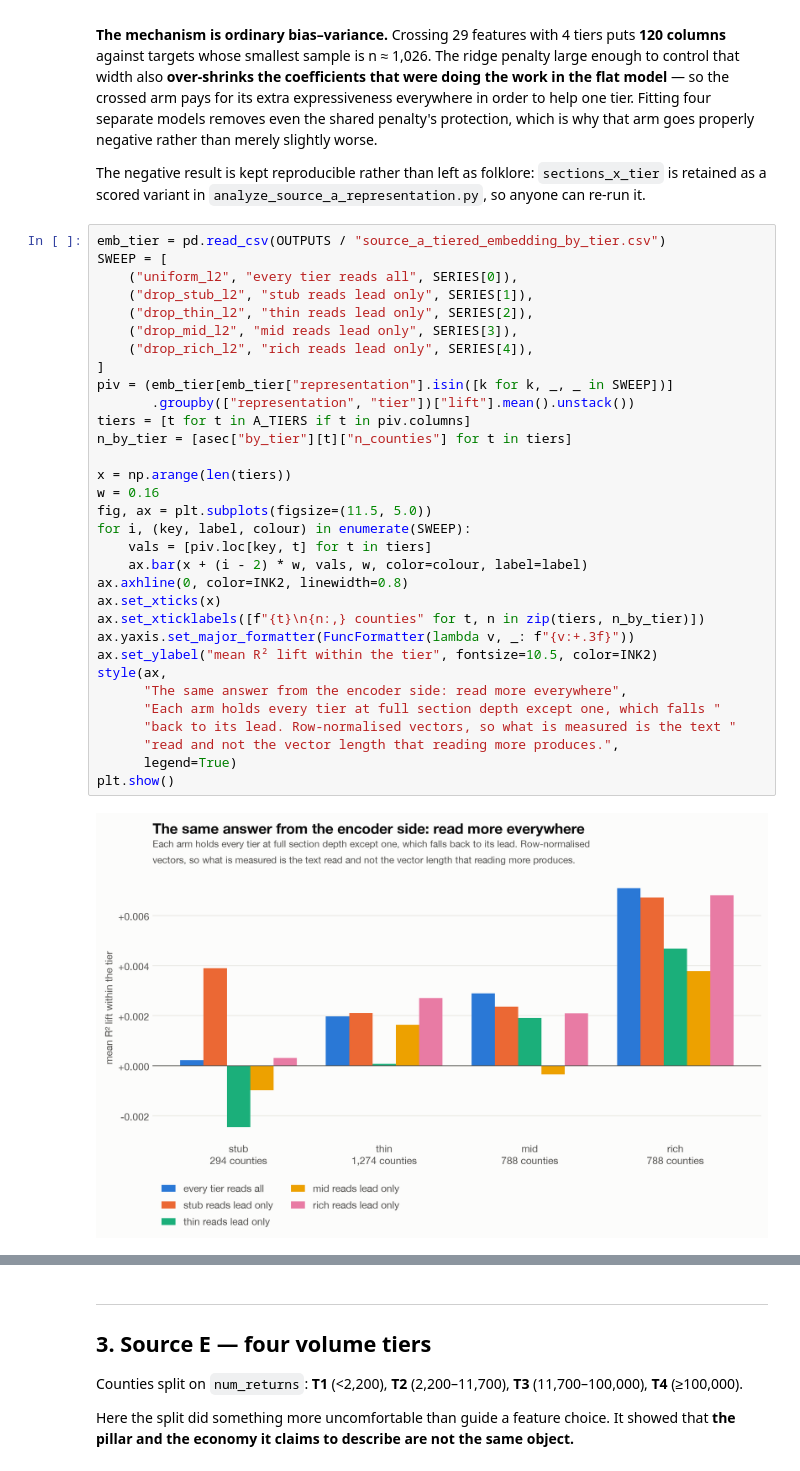
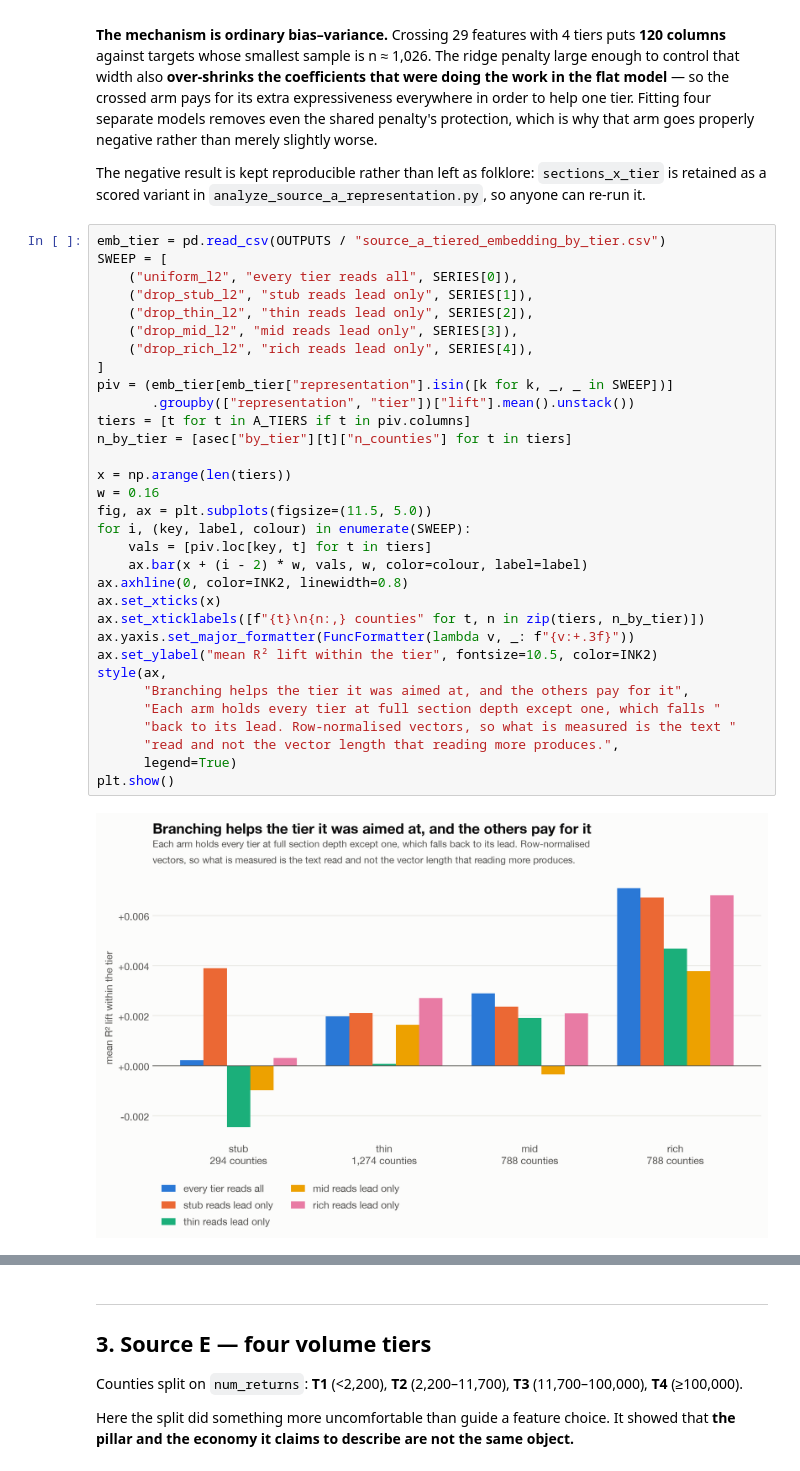
Before and after one commit to Max-Garcia-06/macro_embeddings, a Jupyter notebook: analysis-output/E_macro_pillar_worth_2026-08-13.ipynb, the cells around one changed output, grey strips where cells are left out. Saved outputs shown, nothing was run; the diff lists cells and outputs as text.

```diff
--- a/analysis-output/E_macro_pillar_worth_2026-08-13.ipynb
+++ b/analysis-output/E_macro_pillar_worth_2026-08-13.ipynb
@@ -400,35 +400,35 @@ emb_tier = pd.read_csv(OUTPUTS / "source_a_tiered_embedding_by_tier.csv")
 SWEEP = [
     ("uniform_l2", "every tier reads all", SERIES[0]),
     ("drop_stub_l2", "stub reads lead only", SERIES[1]),
     ("drop_thin_l2", "thin reads lead only", SERIES[2]),
     ("drop_mid_l2", "mid reads lead only", SERIES[3]),
     ("drop_rich_l2", "rich reads lead only", SERIES[4]),
 ]
 piv = (emb_tier[emb_tier["representation"].isin([k for k, _, _ in SWEEP])]
        .groupby(["representation", "tier"])["lift"].mean().unstack())
 tiers = [t for t in A_TIERS if t in piv.columns]
 n_by_tier = [asec["by_tier"][t]["n_counties"] for t in tiers]
 
 x = np.arange(len(tiers))
 w = 0.16
 fig, ax = plt.subplots(figsize=(11.5, 5.0))
 for i, (key, label, colour) in enumerate(SWEEP):
     vals = [piv.loc[key, t] for t in tiers]
     ax.bar(x + (i - 2) * w, vals, w, color=colour, label=label)
 ax.axhline(0, color=INK2, linewidth=0.8)
 ax.set_xticks(x)
 ax.set_xticklabels([f"{t}\n{n:,} counties" for t, n in zip(tiers, n_by_tier)])
 ax.yaxis.set_major_formatter(FuncFormatter(lambda v, _: f"{v:+.3f}"))
 ax.set_ylabel("mean R² lift within the tier", fontsize=10.5, color=INK2)
 style(ax,
-      "The same answer from the encoder side: read more everywhere",
+      "Branching helps the tier it was aimed at, and the others pay for it",
       "Each arm holds every tier at full section depth except one, which falls "
       "back to its lead. Row-normalised vectors, so what is measured is the text "
       "read and not the vector length that reading more produces.",
       legend=True)
 plt.show()
 # %% [output]
-[figure, old version]
+[figure, new version]
 # %% [markdown]
 **The encoder side of the same question, and the sign is not what the plan
 expected.** Section 2 has so far asked whether the 29 typed columns should branch
```
Also changed, not shown: parts of 2 cells of this notebook, 1 other file.
